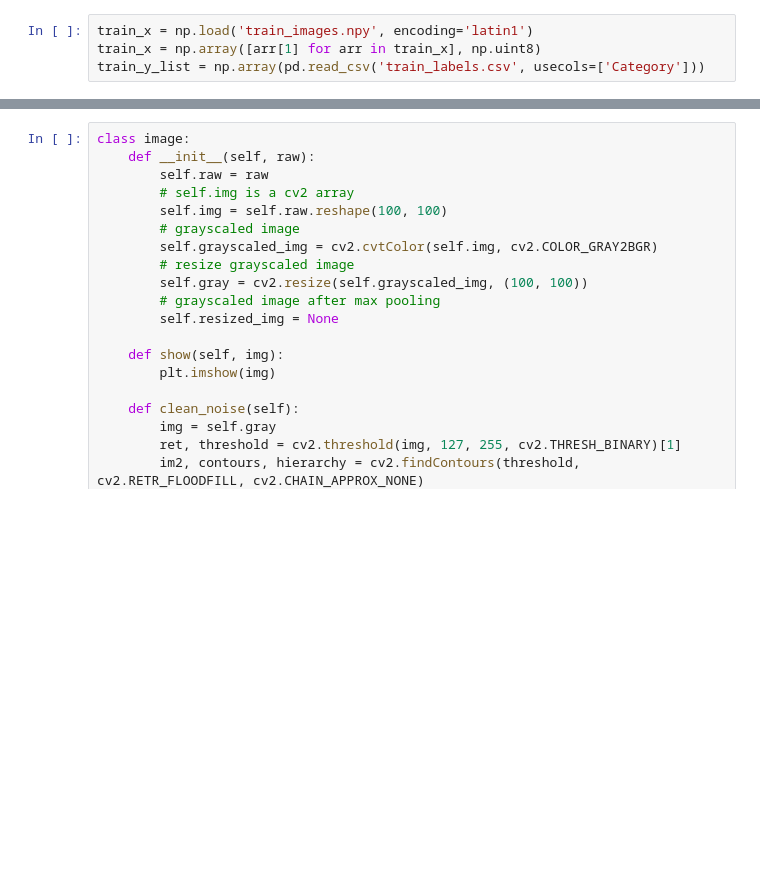
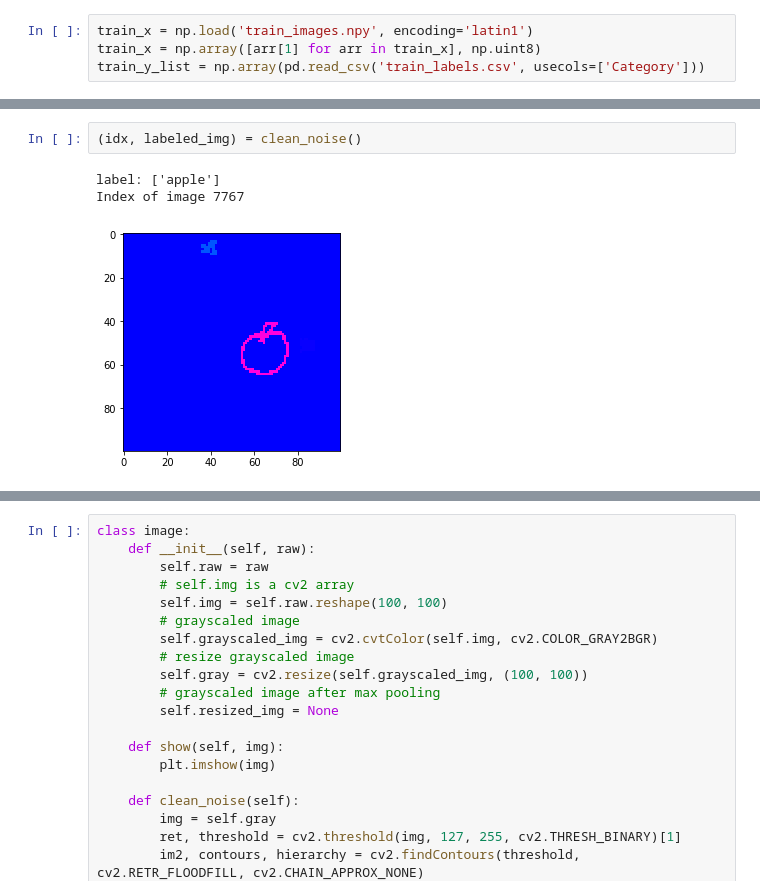
Before and after one commit to atg-abhijay/Comp-551-Kaggle-Competition, a Jupyter notebook: pre_processing.ipynb, the cells around one changed output, grey strips where cells are left out. Drawn from its saved outputs; the diff is of its cells as text; blank space fills up the shorter version.

```diff
--- a/pre_processing.ipynb
+++ b/pre_processing.ipynb
@@ -43,2 +73,8 @@ idx = clean_noise()
+# %%
+(idx, labeled_img) = clean_noise()
+# %% [output]
+label: ['apple']
+Index of image 7767
+[figure, added]
 # %%
 plt.imshow(train_x[idx].reshape(100, 100))
```
Also changed, not shown: parts of 7 cells of this notebook.
